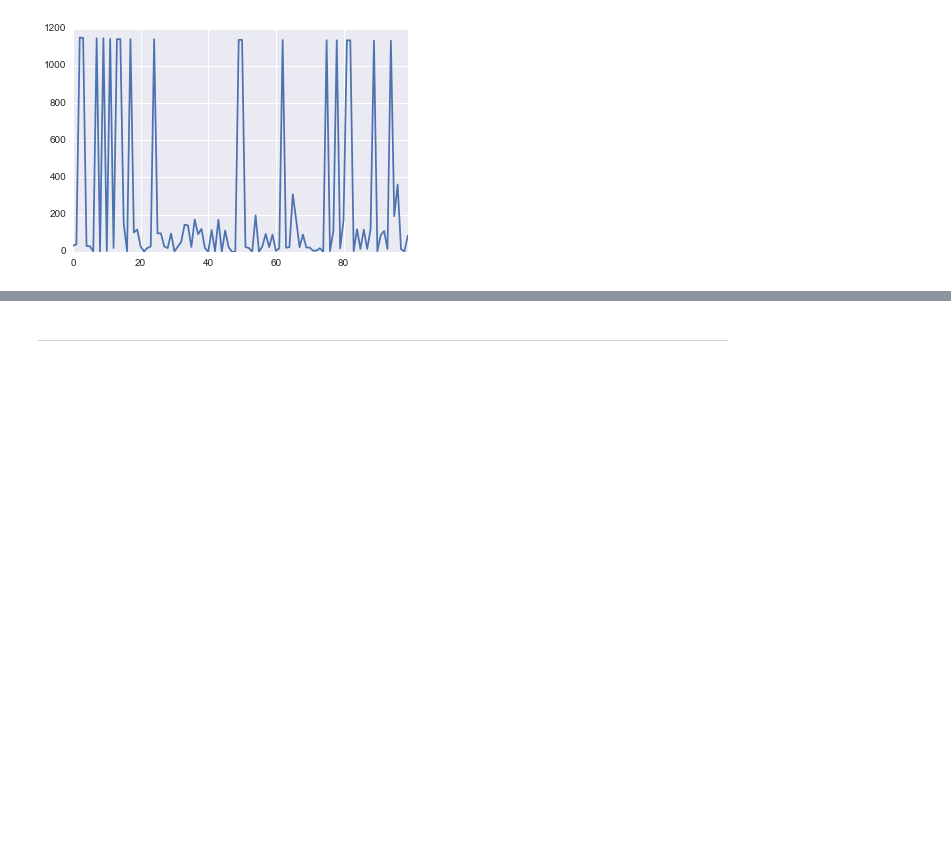
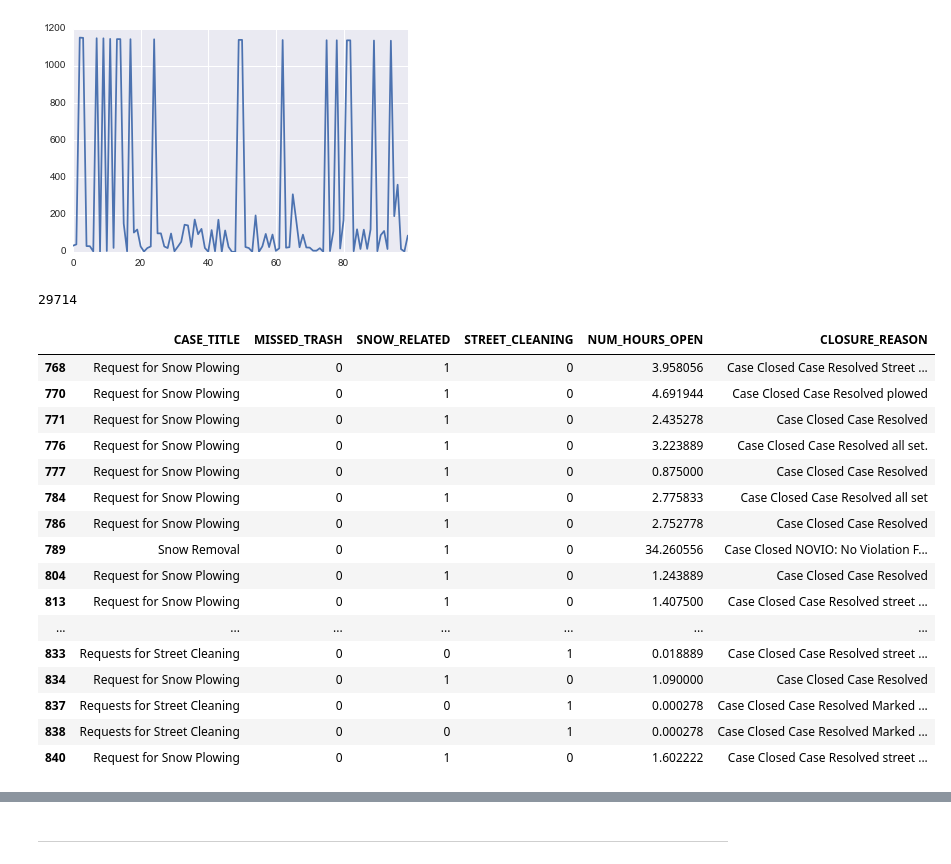
Before and after one commit to mwenda11/spring-2015-homeworks, a Jupyter notebook: submissions/Homework-3/3.Clustering.ipynb, the cells around one changed output, grey strips where cells are left out. Cells and saved outputs as stored; diff of their text form; code cells hidden in the pictures; blank space fills up the shorter version.

```diff
--- a/submissions/Homework-3/3.Clustering.ipynb
+++ b/submissions/Homework-3/3.Clustering.ipynb
@@ -150,4 +151,4 @@ def hours_active(row):
     diff = closed-opened
     return diff.total_seconds()/3600
 
-boston['NUM_HOURS_OPEN'] = bost.apply(hours_active, axis = 1)
+boston['NUM_HOURS_OPEN'] = boston.apply(hours_active, axis = 1)
@@ -156,3 +177,21 @@ boston.NUM_HOURS_OPEN.head(100).plot(label='hours open')
 # %% [output]
 <matplotlib.axes._subplots.AxesSubplot at 0x...>
 [figure]
+# %%
+#selection = boston.loc[boston.CASE_TITLE == "missing pb cover/printed for jim"]
+#boston.iloc[[1,2,3]]
+
+indices = [] #rows interested in
+
+for idx, row in boston.iterrows():
+    title = str(row.CASE_TITLE).lower()
+    cls_reason = str(row.CLOSURE_REASON).lower()
+    if not "duplicate" in cls_reason: #filter out duplicate cases
+        if "missed trash" in title or "snow removal" in title or "snow plowing" in title or "street cleaning" in title:
+            indices.append(idx)
+
+print len(indices)
+#selection = boston.iloc[indices]
+#selection.tail(10)
+# %% [output]
+29714
@@ -159 +230,23 @@ boston.NUM_HOURS_OPEN.head(100).plot(label='hours open')
+# %%
+#boston.head(20)
+data_view = selection[["CASE_TITLE","MISSED_TRASH","SNOW_RELATED","STREET_CLEANING","NUM_HOURS_OPEN","CLOSURE_REASON"]]
+data_view.iloc[230:250]
+# %% [output]
+|  | CASE_TITLE | MISSED_TRASH | SNOW_RELATED | STREET_CLEANING | NUM_HOURS_OPEN | CLOSURE_REASON |
+| 768 | Request for Snow Plowing | 0 | 1 | 0 | 3.958056 | Case Closed Case Resolved Street ... |
+| 770 | Request for Snow Plowing | 0 | 1 | 0 | 4.691944 | Case Closed Case Resolved plowed |
+| 771 | Request for Snow Plowing | 0 | 1 | 0 | 2.435278 | Case Closed Case Resolved |
+| 776 | Request for Snow Plowing | 0 | 1 | 0 | 3.223889 | Case Closed Case Resolved all set. |
+| 777 | Request for Snow Plowing | 0 | 1 | 0 | 0.875000 | Case Closed Case Resolved |
+| 784 | Request for Snow Plowing | 0 | 1 | 0 | 2.775833 | Case Closed Case Resolved all set |
+| 786 | Request for Snow Plowing | 0 | 1 | 0 | 2.752778 | Case Closed Case Resolved |
+| 789 | Snow Removal | 0 | 1 | 0 | 34.260556 | Case Closed NOVIO: No Violation F... |
+| 804 | Request for Snow Plowing | 0 | 1 | 0 | 1.243889 | Case Closed Case Resolved |
+| 813 | Request for Snow Plowing | 0 | 1 | 0 | 1.407500 | Case Closed Case Resolved street ... |
+| ... | ... | ... | ... | ... | ... | ... |
+| 833 | Requests for Street Cleaning | 0 | 0 | 1 | 0.018889 | Case Closed Case Resolved street ... |
+| 834 | Request for Snow Plowing | 0 | 1 | 0 | 1.090000 | Case Closed Case Resolved |
+| 837 | Requests for Street Cleaning | 0 | 0 | 1 | 0.000278 | Case Closed Case Resolved Marked ... |
+| 838 | Requests for Street Cleaning | 0 | 0 | 1 | 0.000278 | Case Closed Case Resolved Marked ... |
+| 840 | Request for Snow Plowing | 0 | 1 | 0 | 1.602222 | Case Closed Case Resolved street ... |
 # %%
```
Also changed, not shown: parts of 16 cells of this notebook.
